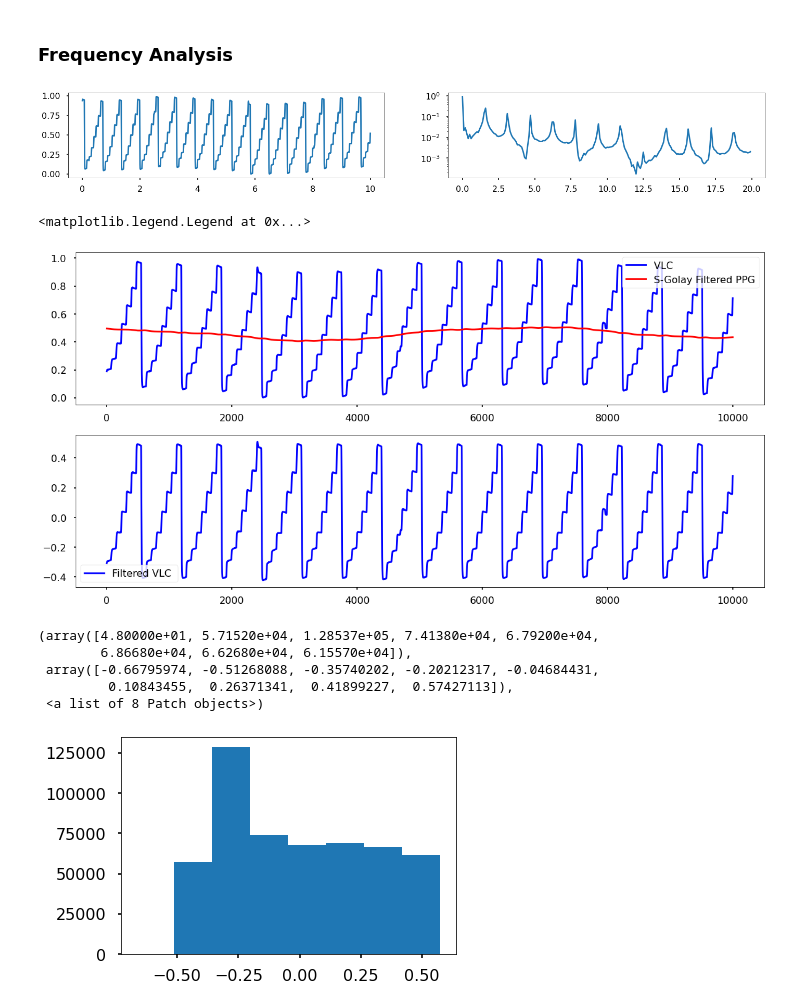
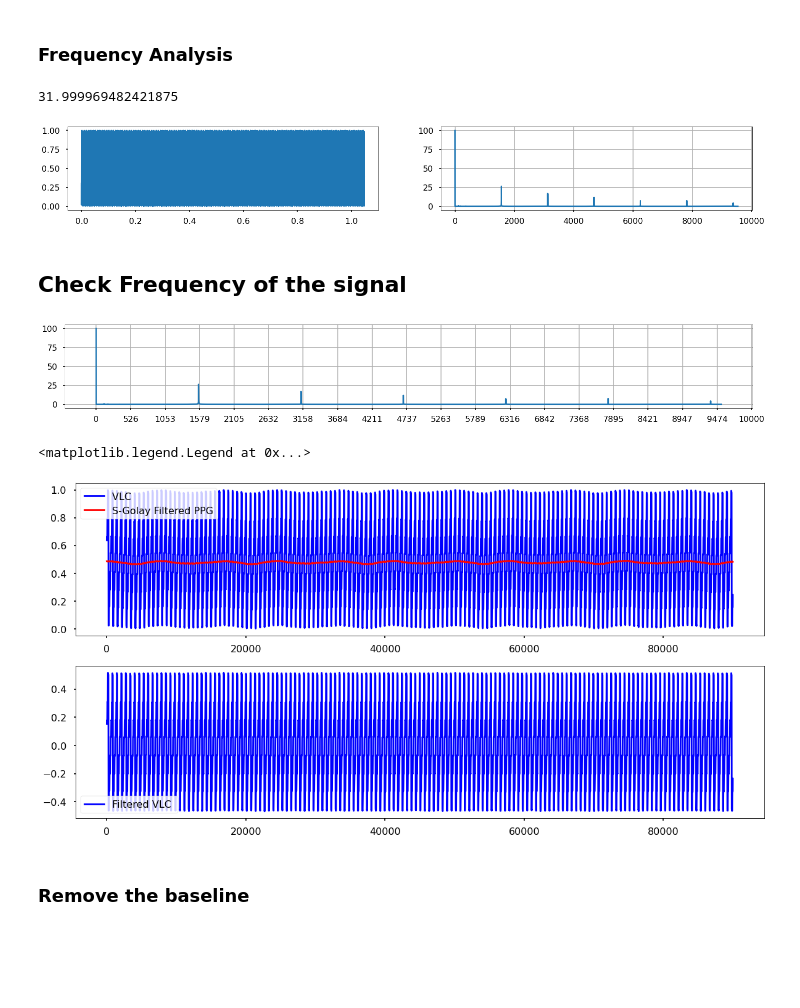
Before and after one commit to LongNguyen1984/TimeSeriesWithPython, a Jupyter notebook: VLCmulti_levels.ipynb, the cells around one changed output. Cells and saved outputs as stored; diff of their text form; code cells hidden in the pictures; blank space fills up the shorter version.

```diff
--- a/VLCmulti_levels.ipynb
+++ b/VLCmulti_levels.ipynb
@@ -3,7 +3,8 @@
 # %%
 import pandas as pd
 
-data = pd.read_excel('data_5.xlsx')
+#data = pd.read_excel('data_5.xlsx')
+data = pd.read_csv('data_5.csv')
 # %%
 data.info()
 # %% [output]
@@ -119,23 +129,45 @@ N = (10 - 0) * sample_rate
 #N = np.shape(volt_norm)[0]
-# %%
-
-x = volt_norm[0:N].reshape(-1,)
-
-plt.figure(figsize=(24,3))
-
-t = np.linspace(0, 10, N)
-plt.subplot(1,2,1)
-plt.plot (t,x)
-
-fft_s = fft(x)
-fre = np.linspace (0.0, int(sample_rate/2), int (N/2))
-y = 2/N*np.abs(fft_s[0:np.int(N/2)])
-plt.subplot(1,2,2)
-L1, L2= 0, 200
-plt.plot (fre[L1:L2],y[L1:L2])
-plt.yscale('log')
-# %% [output]
-[figure, removed]
+# %%
+np.shape(volt_df)[0]/(sample_rate)
+# %% [output]
+31.999969482421875
+# %%
+# Number of sample points
+N = np.shape(volt_df)[0]
+fs = 1e6
+# sample spacing
+T = 1.0 / fs
+y = volt_norm[0:M].reshape(-1,)
+
+x = np.linspace(0.0, N*T, N, endpoint=False)
+y = volt_norm.reshape(-1,)
+yf = fft(y)
+xf = fftfreq(N, T)[:N//2]
+
+plt.figure(figsize=(24,3))
+
+plt.subplot(1,2,1)
+plt.plot (x,y)
+
+plt.subplot(1,2,2)
+L1, L2 = 0, 10000
+plt.plot(xf[L1:L2], 2.0/(L2-L1) * np.abs(yf[L1:L2]))
+plt.xticks( np.linspace(L1, L2, 20) )
+#plt.yscale('log')
+plt.grid()
+# %% [output]
+[figure, added]
+# %% [markdown]
+## Check Frequency of the signal
+# %%
+plt.figure(figsize=(24,3))
+L1, L2 = 0, 10000
+plt.plot(xf[L1:L2], 2.0/(L2-L1) * np.abs(yf[L1:L2]))
+plt.xticks( np.linspace(L1, L2, 20) )
+#plt.yscale('log')
+plt.grid()
+# %% [output]
+[figure, added]
 # %%
 from scipy.signal import savgol_filter
 X = volt_norm.reshape(-1,)
@@ -146,27 +178,20 @@ bwrVLC =  X - filter_VLC
 # %%
 
 
 plt.subplots(2, 1, figsize=(20,10))
-L1, L2 = 20000, 30000
+L1, L2 = 10000, 100000
 #L1, L2 = 0, len(bwrPPG1)
 #plt.subplot(3, 1, 1)
 plt.subplot(2, 1, 1)
 plt.plot(X[L1:L2], "b-", label="VLC " )
 plt.plot(filter_VLC[L1:L2], "r-", label="S-Golay Filtered PPG")
 plt.legend()
 
 plt.subplot(2, 1, 2)
 plt.plot(bwrVLC[L1:L2], "b-", label="Filtered VLC " )
 plt.legend()
 # %% [output]
 <matplotlib.legend.Legend at 0x...>
-[figure, old version]
+[figure, new version]
-# %%
-plt.hist(bwrVLC, bins=8)
-# %% [output]
-(array([4.80000e+01, 5.71520e+04, 1.28537e+05, 7.41380e+04, 6.79200e+04,
-        6.86680e+04, 6.62680e+04, 6.15570e+04]),
- array([-0.66795974, -0.51268088, -0.35740202, -0.20212317, -0.04684431,
-         0.10843455,  0.26371341,  0.41899227,  0.57427113]),
- <a list of 8 Patch objects>)
-[figure, removed]
+# %% [markdown]
+### Remove the baseline
```
Also changed, not shown: parts of 14 cells of this notebook.
